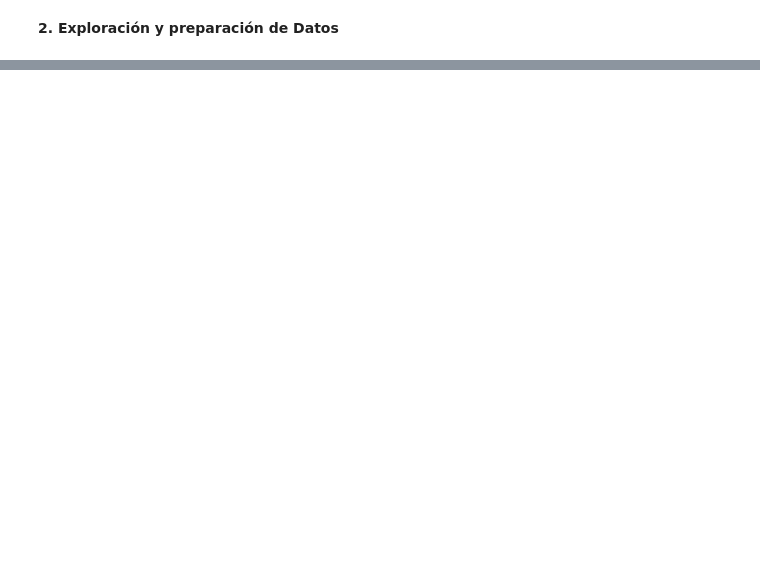
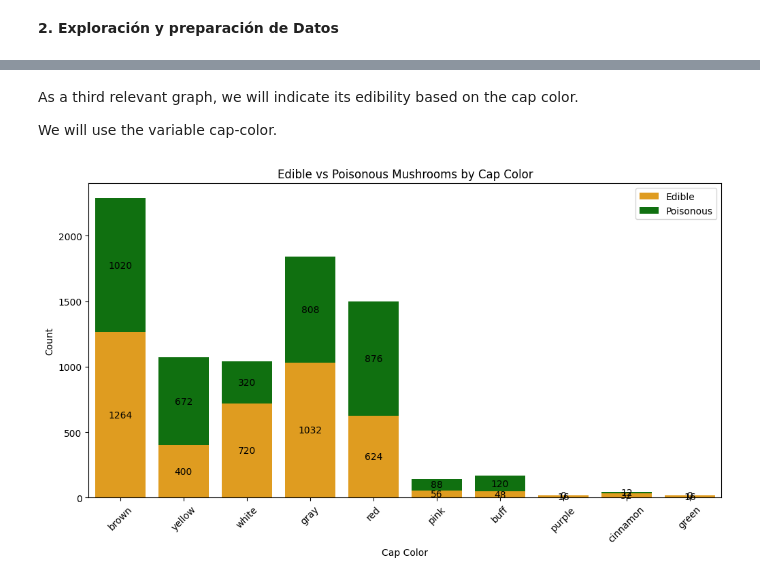
Before and after one commit to AlvarezLI/Python_MushroomsDS, a Jupyter notebook: Procedure.ipynb, the cells around one changed output, grey strips where cells are left out. Saved outputs shown, nothing was run; the diff lists cells and outputs as text; code cells hidden in the pictures; blank space fills up the shorter version.

```diff
--- a/Procedure.ipynb
+++ b/Procedure.ipynb
@@ -407,0 +134,30 @@ Para cerrar, me gustaría destacar que este conjunto de datos proporcionó una b
+# %% [markdown]
+
+As a third relevant graph, we will indicate its edibility based on the cap color.
+
+We will use the variable cap-color.
+# %%
+colors = df['cap-color'].unique()
+
+edible_counts = [len(df[(df['cap-color'] == color) & (df['class'] == 'e')]) for color in colors]
+poisonous_counts = [len(df[(df['cap-color'] == color) & (df['class'] == 'p')]) for color in colors]
+
+plt.figure(figsize=(12, 6))
+
+# Swapping colors: Orange for 'Poisonous' and Green for 'Edible'
+sns.barplot(x=colors, y=edible_counts, color='orange', label='Edible')
+sns.barplot(x=colors, y=poisonous_counts, bottom=edible_counts, color='green', label='Poisonous')
+
+# Adding labels to the bars
+for i, (edible, poisonous) in enumerate(zip(edible_counts, poisonous_counts)):
+    plt.text(i, edible/2, edible, ha='center', va='center', color='black', fontsize=10)
+    plt.text(i, edible + poisonous/2, poisonous, ha='center', va='center', color='black', fontsize=10)
+
+plt.xlabel('Cap Color')
+plt.ylabel('Count')
+plt.title('Edible vs Poisonous Mushrooms by Cap Color')
+plt.legend()
+plt.xticks(rotation=45)
+plt.show()
+# %% [output]
+[figure, added]
```
Also changed, not shown: parts of 48 cells of this notebook.
